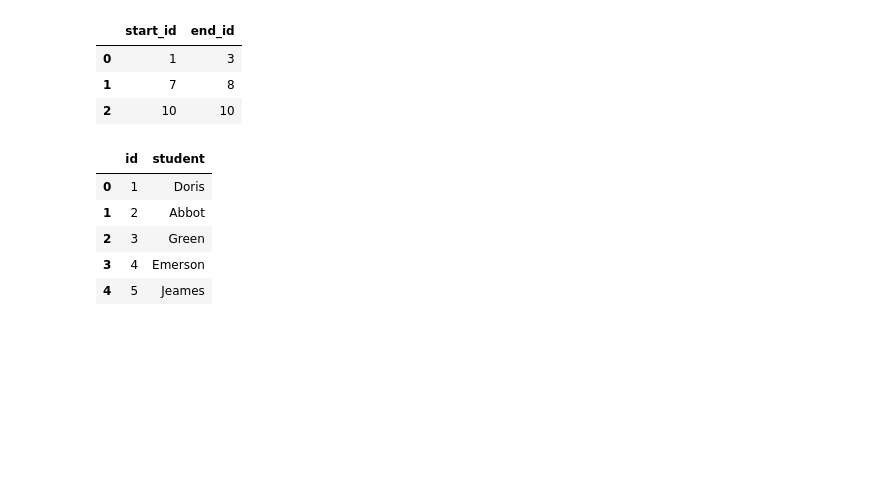
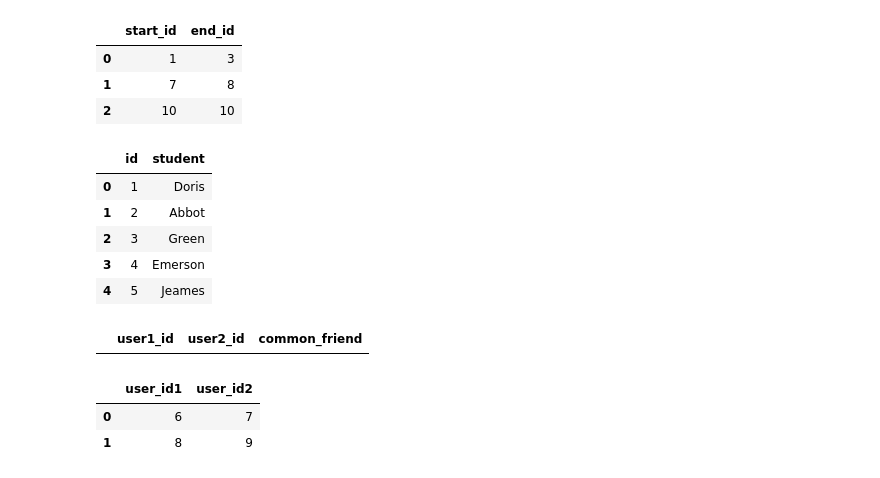
Before and after one commit to baxt1or/leetcode_database_problems, a Jupyter notebook: leetcode_sql_premium.ipynb, the cells around one changed output. Cells and saved outputs as stored; diff of their text form; code cells hidden in the pictures; blank space fills up the shorter version.

```diff
--- a/leetcode_sql_premium.ipynb
+++ b/leetcode_sql_premium.ipynb
@@ -6792,3 +6792,71 @@ make_select(query)
 | 2 | 3 | Green |
 | 3 | 4 | Emerson |
 | 4 | 5 | Jeames |
+# %%
+# Data for the DataFrame
+data = {
+    'user1_id': [4, 4, 1, 4, 4, 12, 2, 3, 7, 13, 1, 1, 2, 3, 6],
+    'user2_id': [12, 13, 4, 18, 6, 13, 12, 12, 12, 18, 2, 7, 7, 6, 18]
+}
+
+# Creating the DataFrame
+friendship = pd.DataFrame(data)
+
+query = """
+
+WITH cte AS (SELECT user1_id, user2_id FROM friendship
+UNION ALL
+SELECT user2_id,user1_id FROM friendship)
+
+
+SELECT
+a.user1_id, b.user1_id AS user2_id,
+COUNT(*) AS common_friend
+FROM cte a
+INNER JOIN cte b ON a.user2_id = b.user2_id AND a.user1_id < b.user1_id
+WHERE (a.user1_id,b.user1_id) IN (SELECT * FROM friendship)
+GROUP BY 1,2
+HAVING COUNT(*) >=3
+
+"""
+
+make_select(query)
+# %% [output]
+|  | user1_id | user2_id | common_friend |
+# %%
+data = [[1, 2], [2, 3], [2, 4], [1, 5], [6, 7], [3, 4], [2, 5], [8, 9]]
+friends = pd.DataFrame(data, columns=['user_id1', 'user_id2']).astype({'user_id1':'Int64', 'user_id2':'Int64'})
+
+
+query = """
+
+WITH cte AS (SELECT user_id1, user_id2 FROM friends
+UNION ALL
+SELECT user_id2, user_id1 FROM friends),
+
+
+cte2 AS  (SELECT
+a.user_id1, b.user_id1 AS user_id2,
+COUNT(*) AS comm
+FROM cte a
+INNER JOIN cte b ON a.user_id2 = b.user_id2 AND a.user_id1 < b.user_id1
+GROUP BY 1, 2
+HAVING COUNT(*) >= 1
+)
+
+
+SELECT
+user_id1, user_id2
+FROM friends
+WHERE (user_id1, user_id2) NOT IN (SELECT user_id1, user_id2 FROM cte2)
+AND (user_id2, user_id1) NOT IN (SELECT user_id2, user_id1 FROM cte2)
+
+
+
+"""
+
+make_select(query)
+# %% [output]
+|  | user_id1 | user_id2 |
+| 0 | 6 | 7 |
+| 1 | 8 | 9 |
```
Also changed, not shown: parts of 3 cells of this notebook, 1 other file.
